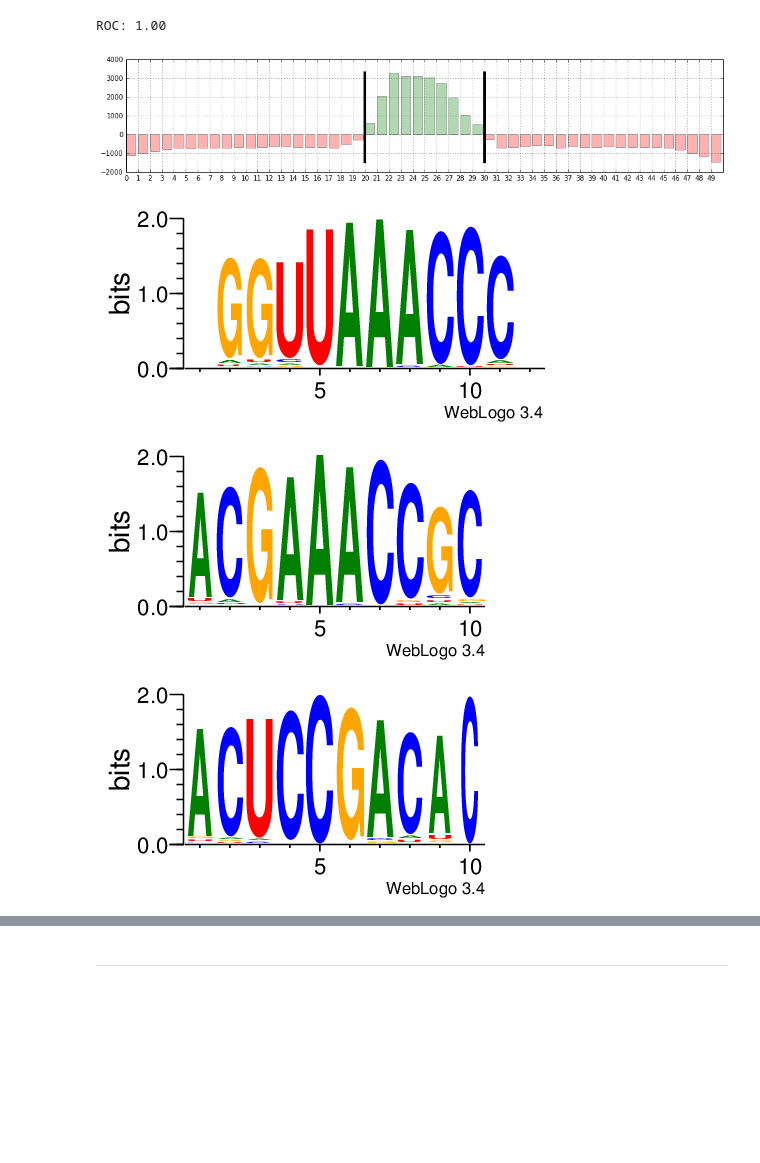
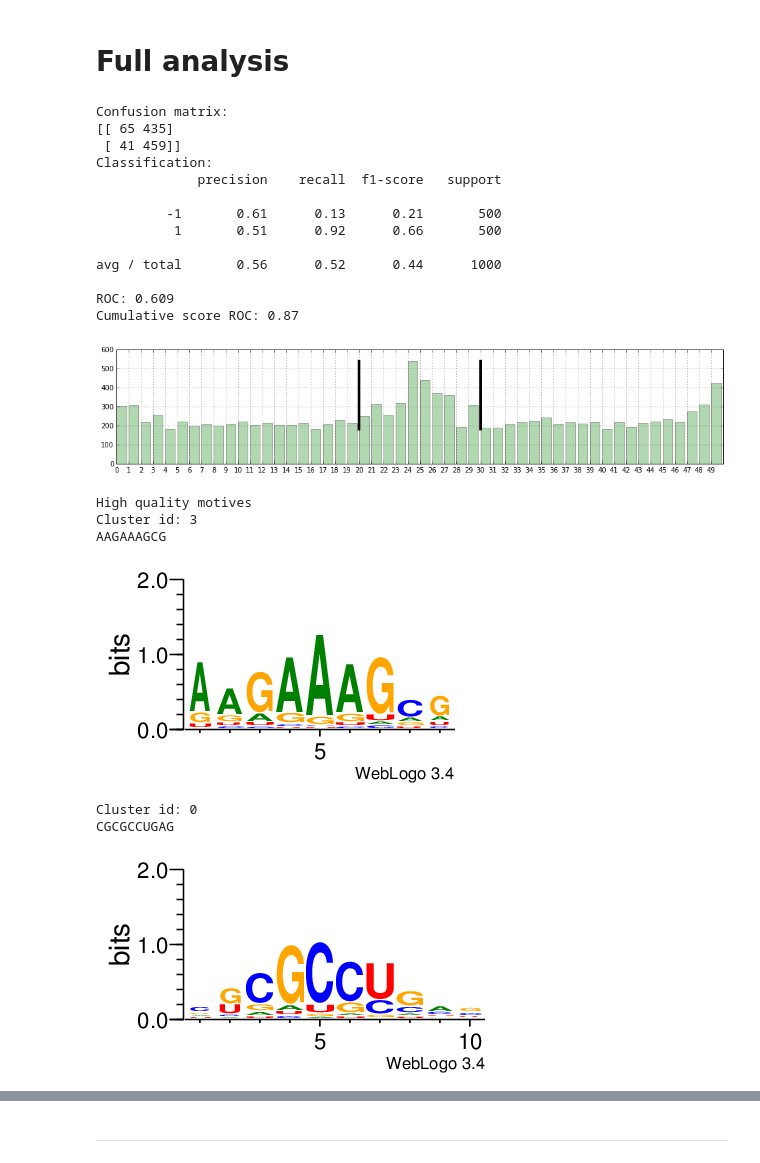
Before and after one commit to fabriziocosta/EDeN_examples, a Jupyter notebook: bioinf/motif/SMoD artificial.ipynb, the cells around one changed output, grey strips where cells are left out. Drawn from its saved outputs; the diff is of its cells as text; code cells hidden in the pictures; blank space fills up the shorter version.

```diff
--- a/bioinf/motif/SMoD artificial.ipynb
+++ b/bioinf/motif/SMoD artificial.ipynb
@@ -89,18 +236,19 @@ def make_artificial_dataset(alphabet='ACGU',
     return seqs, np.array(targets), motives
 # %%
 motif_length=10
-n_motives=3
+n_motives=2
 sequence_length=50
-n_sequences=300*n_motives
-perturbation_prob=0.1
+n_sequences=500*n_motives
+perturbation_prob=0.4
 
-pos_seqs, targets, motives = make_artificial_dataset('ACGU',motif_length,sequence_length,n_sequences,n_motives,perturbation_prob)
+pos_seqs, targets, orig_motives = make_artificial_dataset('ACGU',motif_length,sequence_length,n_sequences,n_motives,perturbation_prob)
 # %%
 from eden.modifier.seq import seq_to_seq, shuffle_modifier
 neg_seqs = seq_to_seq(pos_seqs, modifier=shuffle_modifier, times=1, order=2)
+neg_seqs = list(neg_seqs)
 # %%
-complexity=5
-n_clusters=n_motives*2
+complexity=4
+n_clusters=n_motives*5
 min_subarray_size=motif_length-motif_length/2
 max_subarray_size=motif_length+motif_length/2
 block_size=n_sequences/8
@@ -135,23 +358,52 @@ ACUCCGACAC
+# %% [markdown]
+# Full analysis
 # %%
 %%time
+
+pos_size = len(pos_seqs)
+train_pos_seqs = pos_seqs[:pos_size/2]
+test_pos_seqs = pos_seqs[pos_size/2:]
+
+neg_size = len(neg_seqs)
+train_neg_seqs = neg_seqs[:neg_size/2]
+test_neg_seqs = neg_seqs[neg_size/2:]
+
 from eden.sequence_motif_decomposer import SequenceMotifDecomposer as SMoD
 smod=SMoD(complexity=complexity,
           n_clusters=n_clusters,
           min_subarray_size=min_subarray_size,
           max_subarray_size=max_subarray_size,
           pos_block_size=block_size,
           neg_block_size=block_size)
-smod = smod.fit(pos_seqs, neg_seqs)
-plot_cumulative_score(smod, pos_seqs, sequence_length=sequence_length, motif_length=motif_length)
-clusters = smod.predict(pos_seqs)
+smod = smod.fit(train_pos_seqs, train_neg_seqs)
+smod.performance(test_pos_seqs, test_neg_seqs)
+plot_cumulative_score(smod, test_pos_seqs, sequence_length=sequence_length, motif_length=motif_length)
+clusters = smod.predict(test_pos_seqs)
 motives = smod.compute_motives(clusters,
                                min_score=min_subarray_size,
-                               min_freq=0.7,
-                               min_cluster_size=(n_sequences/n_motives)/10)
+                               min_freq=0.6,
+                               min_cluster_size=(n_sequences/n_motives)/50)
+print 'High quality motives'
 logos = smod.display_logos(motives)
 # %% [output]
-ROC: 1.00
+Confusion matrix:
+[[ 65 435]
+ [ 41 459]]
+Classification:
+             precision    recall  f1-score   support
+
+         -1       0.61      0.13      0.21       500
+          1       0.51      0.92      0.66       500
+
+avg / total       0.56      0.52      0.44      1000
+
+ROC: 0.609
+Cumulative score ROC: 0.87
-[figure, old version]
+[figure, new version]
+High quality motives
+Cluster id: 3
+AAGAAAGCG
-[figure, old version]
+[figure, new version]
+Cluster id: 0
+CGCGCCUGAG
-[figure, old version]
+[figure, new version]
-[figure, removed]
```
Also changed, not shown: parts of 10 cells of this notebook, 3 other files.
